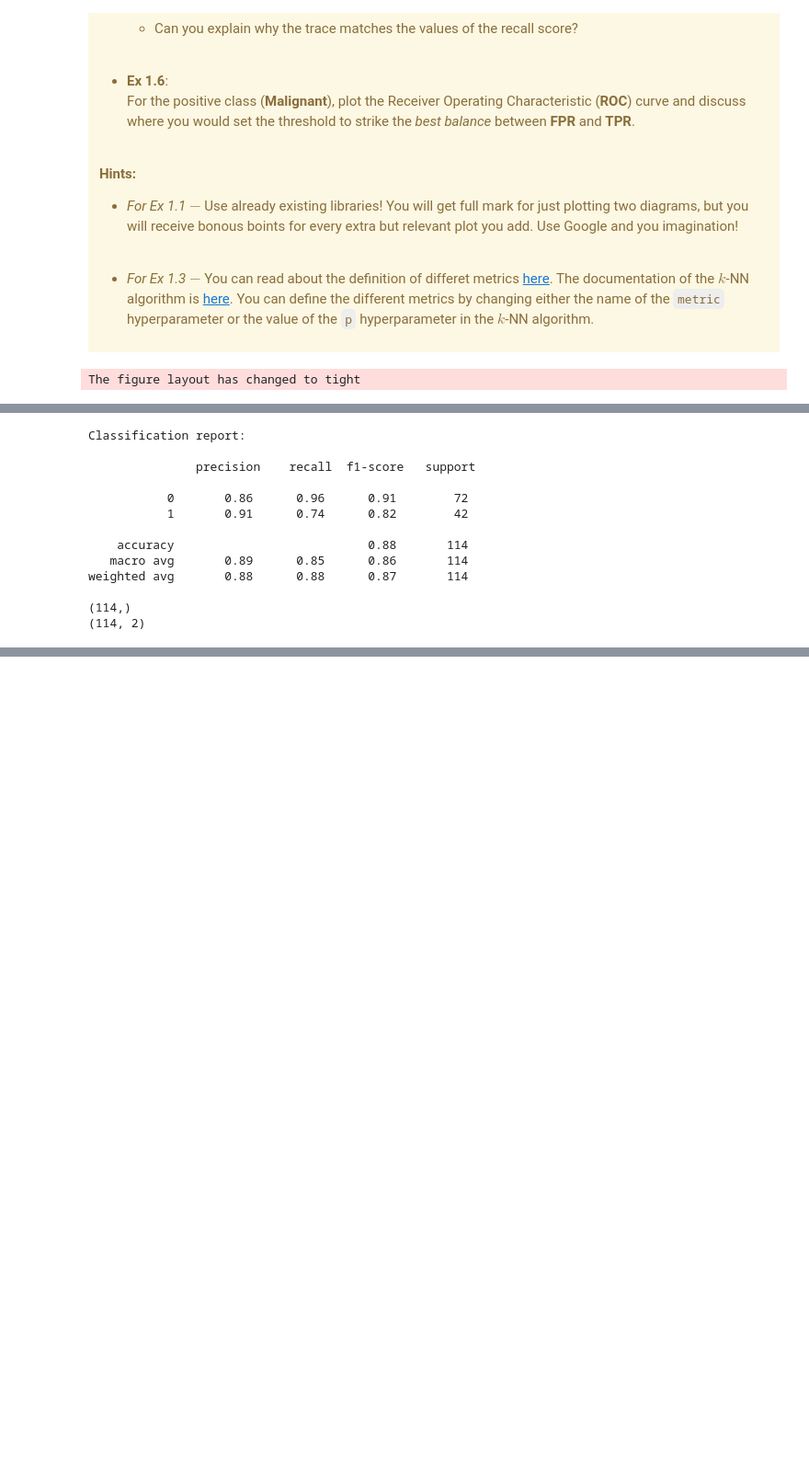
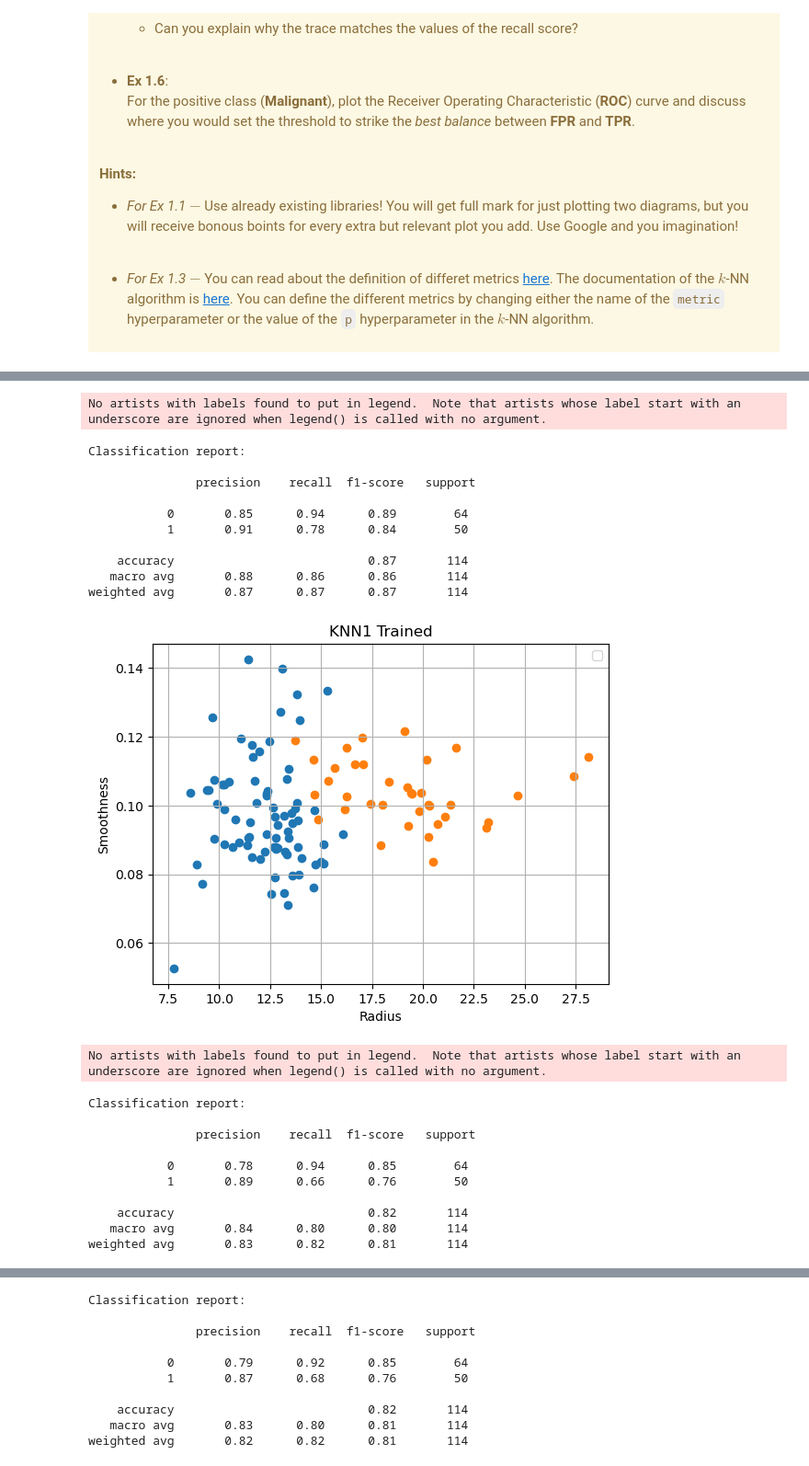
Before and after one commit to VeganSouvlaki/ML, a Jupyter notebook: L03_classification_answerkey.ipynb, the cells around one changed output, grey strips where cells are left out. Shown at 92% size. Saved outputs shown, nothing was run; the diff lists cells and outputs as text; code cells hidden in the pictures; blank space fills up the shorter version.

````diff
--- a/L03_classification_answerkey.ipynb
+++ b/L03_classification_answerkey.ipynb
@@ -1453,6 +1453,7 @@ The ultimate objective is to create a model capable of separeting if a patient h
 
 - _For Ex 1.3_ $-$ You can read about the definition of differet metrics [here](https://en.wikipedia.org/wiki/Minkowski_distance). The documentation of the $k$-NN algorithm is [here](https://scikit-learn.org/stable/modules/generated/sklearn.neighbors.KNeighborsClassifier.html). You can define the different metrics by changing either the name of the ```metric``` hyperparameter or the value of the ```p``` hyperparameter in the $k$-NN algorithm.
 # %%
+from matplotlib import pyplot as plt
 import numpy as np
 import pandas as pd
 from sklearn.model_selection import train_test_split
@@ -1464,9 +1465,9 @@ from sklearn import metrics
 df = pd. read_csv('C:/Users/souli/Downloads/HW03_data.csv')
 y=df['Diagnosis']
 y.replace({'B': 0,'M':1}, inplace=True) #B kaloithis M kakoithis
-y=np.array(y)
+#y=np.array(y)
 X=df[['Radius','Smoothness']] #2d
-X=np.array(X)
+#X=np.array(X)
 
 class Klasi():
     def __init__(self,X,y):
@@ -1497,45 +1498,80 @@ x.plotdata()
 X_train, X_test, y_train, y_test = x.splitdata()
 #COMMENT ON THE RESULTING PLOTS  KLP SXOLIAKIA...OK BRO M
 #yparxei alliloepkalipsi ton 2 klasewn ara safws tha uparxei provlima me ton classifier
 
 #EX.2 Accuracy, Precision, or Recall?
 #for this problem recall is the most accurate metric. We want to detect as much as possible positive values(1)
 from sklearn import metrics
 from sklearn.linear_model import LogisticRegression
 
 #X_train = X_train.reshape(-1, 1)
 #X_test = X_test.reshape(-1, 1)
 
 clf = LogisticRegression(random_state=42)
 clf.fit(X_train, y_train)
 yhat_test=clf.predict(X_test)
 print(f"Classification report:\n\n {metrics.classification_report(y_test, yhat_test)}")
  #apo to report vlepw oti ontws gia to recall exw ta kalutera apotelesmata
 
 
 #Ex.3 KNN distance metric
 from sklearn.neighbors import KNeighborsClassifier
 
-clf = KNeighborsClassifier(n_neighbors=15)
-clf.fit(X_train, y_train)
-yhat_test = clf.predict(X_test)
-#plt.scatter(X_test,yhat_test)
-print(np.shape(yhat_test))
-print(np.shape(X_test))
+clf1 = KNeighborsClassifier(n_neighbors=2,metric='euclidean')
+clf1.fit(X_train, y_train)
+yhat_test1 = clf1.predict(X_test)
+X_test_original1 = scale.inverse_transform(X_test)
+
+plt.scatter(X_test_original1[yhat_test1==0,0], X_test_original1[yhat_test1==0,1])
+plt.scatter(X_test_original1[yhat_test1==1,0], X_test_original1[yhat_test1==1,1])
+#plt.axis([-3, 3, -3, 3])
+plt.title('KNN1 Trained')
+plt.xlabel('Radius')
+plt.ylabel('Smoothness')
+plt.legend()
+plt.grid()
+plt.show()
+print(f"Classification report:\n\n {metrics.classification_report(y_test, yhat_test1)}")
+
+clf2 = KNeighborsClassifier(n_neighbors=2,metric='cosine')
+clf2.fit(X_train, y_train)
+yhat_test2 = clf2.predict(X_test)
+X_test_original2 = scale.inverse_transform(X_test)
+plt.scatter(X_test_original2[yhat_test2==0,0], X_test_original2[yhat_test2==0,1])
+plt.scatter(X_test_original2[yhat_test2==1,0], X_test_original2[yhat_test2==1,1])
+#plt.axis([-3, 3, -3, 3])
+plt.title('KNN2 Trained')
+plt.xlabel('Radius')
+plt.ylabel('Smoothness')
+plt.legend()
+plt.grid()
+plt.show()
+print(f"Classification report:\n\n {metrics.classification_report(y_test, yhat_test2)}")
+
+#emena gia na pw tin alitheia ola idia m fainontai
 # %% [output]
-The figure layout has changed to tight
 [figure]
 [figure]
+No artists with labels found to put in legend.  Note that artists whose label start with an underscore are ignored when legend() is called with no argument.
 Classification report:
 
                precision    recall  f1-score   support
 
-           0       0.86      0.96      0.91        72
-           1       0.91      0.74      0.82        42
+           0       0.85      0.94      0.89        64
+           1       0.91      0.78      0.84        50
 
-    accuracy                           0.88       114
-   macro avg       0.89      0.85      0.86       114
-weighted avg       0.88      0.88      0.87       114
-
-(114,)
-(114, 2)
+    accuracy                           0.87       114
+   macro avg       0.88      0.86      0.86       114
+weighted avg       0.87      0.87      0.87       114
+[figure, added]
+No artists with labels found to put in legend.  Note that artists whose label start with an underscore are ignored when legend() is called with no argument.
+Classification report:
+
+               precision    recall  f1-score   support
+
+           0       0.78      0.94      0.85        64
+           1       0.89      0.66      0.76        50
+
+    accuracy                           0.82       114
+   macro avg       0.84      0.80      0.80       114
+weighted avg       0.83      0.82      0.81       114
@@ -1542,3 +1579,13 @@ weighted avg       0.88      0.88      0.87       114
+Classification report:
+
+               precision    recall  f1-score   support
+
+           0       0.79      0.92      0.85        64
+           1       0.87      0.68      0.76        50
+
+    accuracy                           0.82       114
+   macro avg       0.83      0.80      0.81       114
+weighted avg       0.82      0.82      0.81       114
 # %%
 #I want to predict if i have B or M (these are my labels y).
 #for that i have to use Radius and Smoothness (with theirs errors), that is my 2D X.
````
Also changed, not shown: parts of 1 cell of this notebook.
